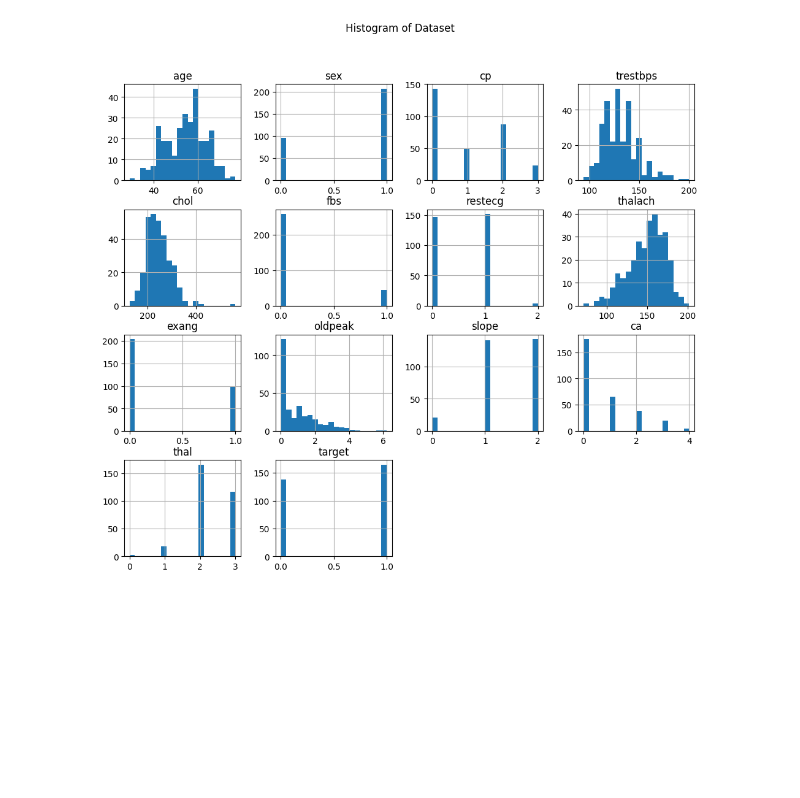
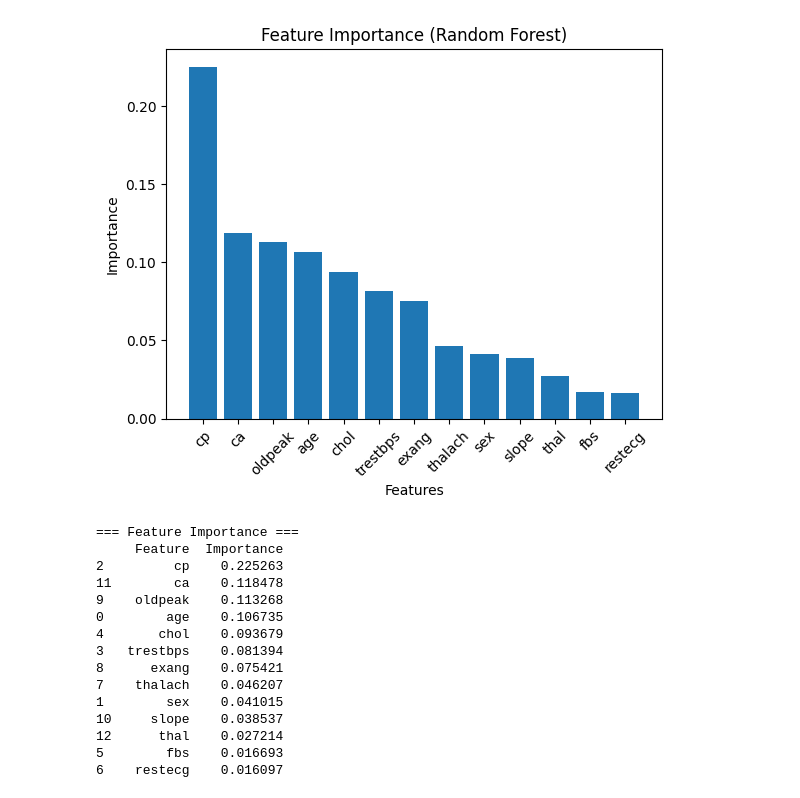
Before and after one commit to Muhammad-Rafay-Khan-Yousfi/Heart-Disease-Report, a Jupyter notebook: project.ipynb, the cells around one changed output. Cells and saved outputs as stored; diff of their text form; code cells hidden in the pictures; blank space fills up the shorter version.

```diff
--- a/project.ipynb
+++ b/project.ipynb
@@ -20,13 +34,11 @@ X_train, X_test, y_train, y_test = train_test_split(
     X, y, test_size=0.2, random_state=42
 )
 # %%
-# Decision Tree
-model = DecisionTreeClassifier(
-    criterion="gini",
-    max_depth=5,
-    random_state=42
-)
-model.fit(X_train, y_train)
+# ==============================
+# 5. DECISION TREE MODEL
+# ==============================
+dt = DecisionTreeClassifier(random_state=42)
+dt.fit(X_train, y_train)
 
-y_pred = model.predict(X_test)
+y_pred_dt = dt.predict(X_test)
 # %%
@@ -65,9 +63,39 @@ plt.show()
-# %%
-# Histogram
-df.hist(figsize=(12,10), bins=20)
-
-plt.suptitle("Histogram of Dataset")
-plt.show()
-# %% [output]
-[figure, removed]
+# %%
+# ==============================
+# 8. FEATURE IMPORTANCE
+# ==============================
+importance = dt.feature_importances_
+features = X.columns
+
+df_imp = pd.DataFrame({
+    "Feature": features,
+    "Importance": importance
+}).sort_values(by="Importance", ascending=False)
+#plot
+plt.figure()
+plt.bar(df_imp["Feature"], df_imp["Importance"])
+plt.xticks(rotation=45)
+plt.xlabel("Features")
+plt.ylabel("Importance")
+plt.title("Feature Importance (Random Forest)")
+plt.show()
+print("\n=== Feature Importance ===")
+print(df_imp)
+# %% [output]
+[figure, added]
+=== Feature Importance ===
+     Feature  Importance
+2         cp    0.225263
+11        ca    0.118478
+9    oldpeak    0.113268
+0        age    0.106735
+4       chol    0.093679
+3   trestbps    0.081394
+8      exang    0.075421
+7    thalach    0.046207
+1        sex    0.041015
+10     slope    0.038537
+12      thal    0.027214
+5        fbs    0.016693
+6    restecg    0.016097
 # %%
```
Also changed, not shown: parts of 8 cells of this notebook.
